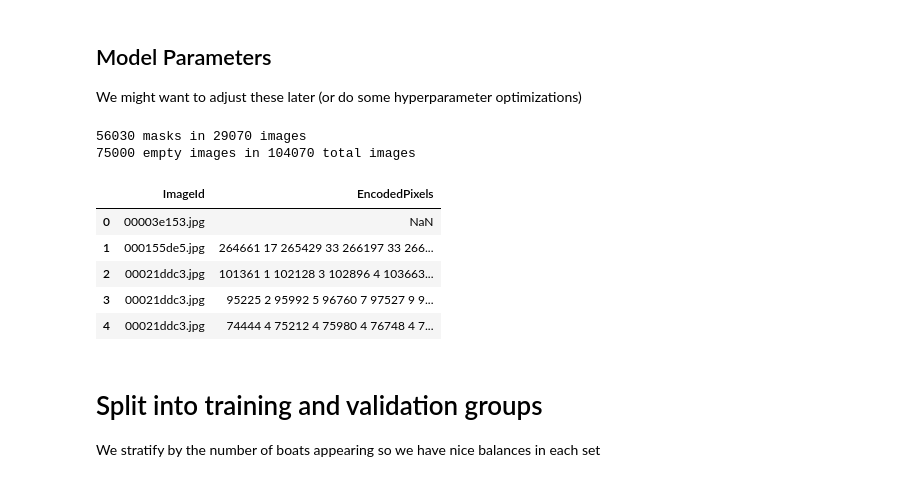
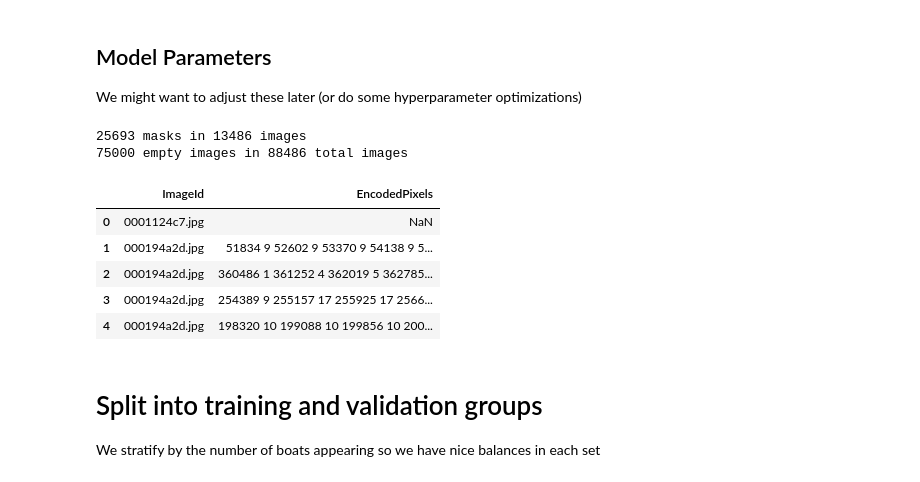
Before and after one commit to mozzhorin/ML-PR18, a Jupyter notebook: 20181011_KerasUnet_Combination with preclassification.ipynb, the cells around one changed output. Saved outputs shown, nothing was run; the diff lists cells and outputs as text; code cells hidden in the pictures.

```diff
--- a/20181011_KerasUnet_Combination with preclassification.ipynb
+++ b/20181011_KerasUnet_Combination with preclassification.ipynb
@@ -94,20 +94,20 @@ def masks_as_color(in_mask_list):
             all_masks[:,:] += scale(i) * rle_decode(mask)
     return all_masks
 # %%
-masks = pd.read_csv(os.path.join('./airbus/', 'train_ship_segmentations.csv'))
+masks = pd.read_csv(os.path.join('../airbus/', 'test_ship_segmentations.csv'))
 not_empty = pd.notna(masks.EncodedPixels)
 print(not_empty.sum(), 'masks in', masks[not_empty].ImageId.nunique(), 'images')
 print((~not_empty).sum(), 'empty images in', masks.ImageId.nunique(), 'total images')
 masks.head()
 # %% [output]
-56030 masks in 29070 images
-75000 empty images in 104070 total images
+25693 masks in 13486 images
+75000 empty images in 88486 total images
 |  | ImageId | EncodedPixels |
-| 0 | 00003e153.jpg | NaN |
-| 1 | 000155de5.jpg | 264661 17 265429 33 266197 33 266... |
-| 2 | 00021ddc3.jpg | 101361 1 102128 3 102896 4 103663... |
-| 3 | 00021ddc3.jpg | 95225 2 95992 5 96760 7 97527 9 9... |
-| 4 | 00021ddc3.jpg | 74444 4 75212 4 75980 4 76748 4 7... |
+| 0 | 0001124c7.jpg | NaN |
+| 1 | 000194a2d.jpg | 51834 9 52602 9 53370 9 54138 9 5... |
+| 2 | 000194a2d.jpg | 360486 1 361252 4 362019 5 362785... |
+| 3 | 000194a2d.jpg | 254389 9 255157 17 255925 17 2566... |
+| 4 | 000194a2d.jpg | 198320 10 199088 10 199856 10 200... |
 # %% [markdown]
 # Split into training and validation groups
 We stratify by the number of boats appearing so we have nice balances in each set
```
Also changed, not shown: parts of 4 cells of this notebook.
